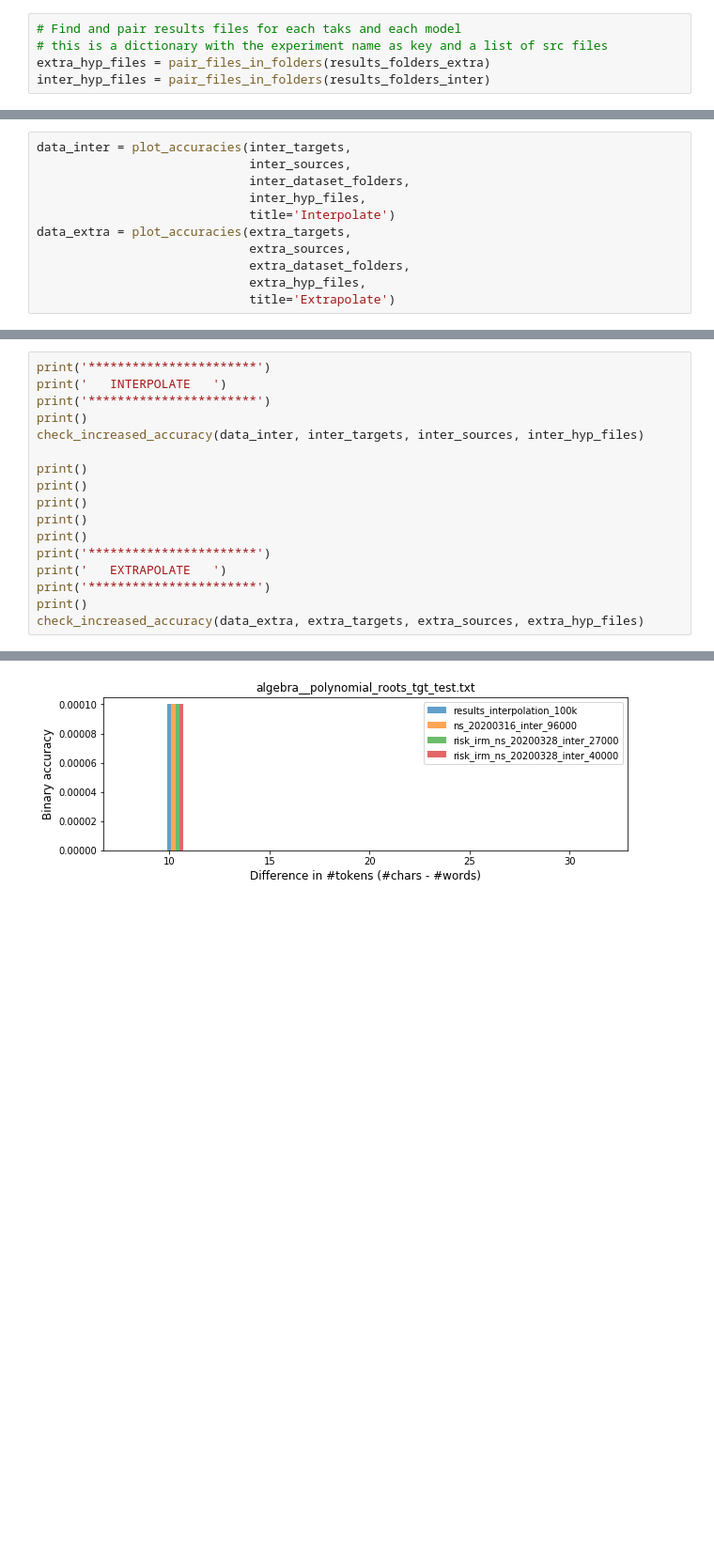
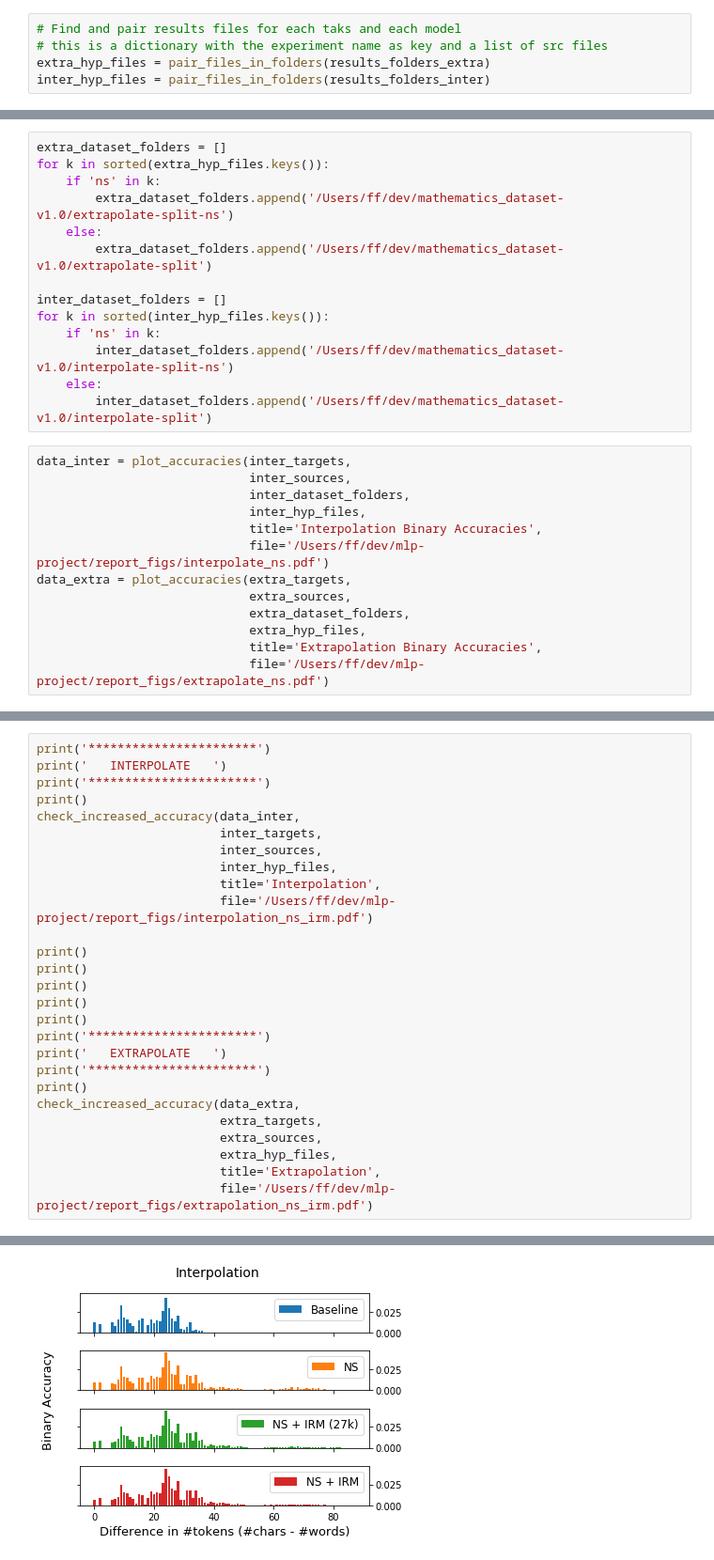
Before and after one commit to bencottier/mlp-project, a Jupyter notebook: notebooks/ns_analysis.ipynb, the cells around one changed output, grey strips where cells are left out. Shown: that part at 94% size. Saved outputs shown, nothing was run; the diff lists cells and outputs as text; blank space fills up the shorter version.

```diff
--- a/notebooks/ns_analysis.ipynb
+++ b/notebooks/ns_analysis.ipynb
@@ -201,15 +221,31 @@ def plot_accuracies(targets, sources, dataset_folders, hyp_files, title):
     plt.show()
 
     return out
+# %%
+extra_dataset_folders = []
+for k in sorted(extra_hyp_files.keys()):
+    if 'ns' in k:
+        extra_dataset_folders.append('/Users/ff/dev/mathematics_dataset-v1.0/extrapolate-split-ns')
+    else:
+        extra_dataset_folders.append('/Users/ff/dev/mathematics_dataset-v1.0/extrapolate-split')
+
+inter_dataset_folders = []
+for k in sorted(inter_hyp_files.keys()):
+    if 'ns' in k:
+        inter_dataset_folders.append('/Users/ff/dev/mathematics_dataset-v1.0/interpolate-split-ns')
+    else:
+        inter_dataset_folders.append('/Users/ff/dev/mathematics_dataset-v1.0/interpolate-split')
 # %%
 data_inter = plot_accuracies(inter_targets,
                              inter_sources,
                              inter_dataset_folders,
                              inter_hyp_files,
-                             title='Interpolate')
+                             title='Interpolation Binary Accuracies',
+                             file='/Users/ff/dev/mlp-project/report_figs/interpolate_ns.pdf')
 data_extra = plot_accuracies(extra_targets,
                              extra_sources,
                              extra_dataset_folders,
                              extra_hyp_files,
-                             title='Extrapolate')
+                             title='Extrapolation Binary Accuracies',
+                             file='/Users/ff/dev/mlp-project/report_figs/extrapolate_ns.pdf')
 # %% [output]
@@ -286,22 +360,32 @@ def check_increased_accuracy(data, targets, sources, hyp_files):
 # %%
 print('***********************')
 print('   INTERPOLATE   ')
 print('***********************')
 print()
-check_increased_accuracy(data_inter, inter_targets, inter_sources, inter_hyp_files)
+check_increased_accuracy(data_inter,
+                         inter_targets,
+                         inter_sources,
+                         inter_hyp_files,
+                         title='Interpolation',
+                         file='/Users/ff/dev/mlp-project/report_figs/interpolation_ns_irm.pdf')
 
 print()
 print()
 print()
 print()
 print()
 print('***********************')
 print('   EXTRAPOLATE   ')
 print('***********************')
 print()
-check_increased_accuracy(data_extra, extra_targets, extra_sources, extra_hyp_files)
+check_increased_accuracy(data_extra,
+                         extra_targets,
+                         extra_sources,
+                         extra_hyp_files,
+                         title='Extrapolation',
+                         file='/Users/ff/dev/mlp-project/report_figs/extrapolation_ns_irm.pdf')
 # %% [output]
 ***********************
    INTERPOLATE
 ***********************
-[figure, old version]
+[figure, new version]
```
Also changed, not shown: parts of 9 cells of this notebook, 10 other files.
